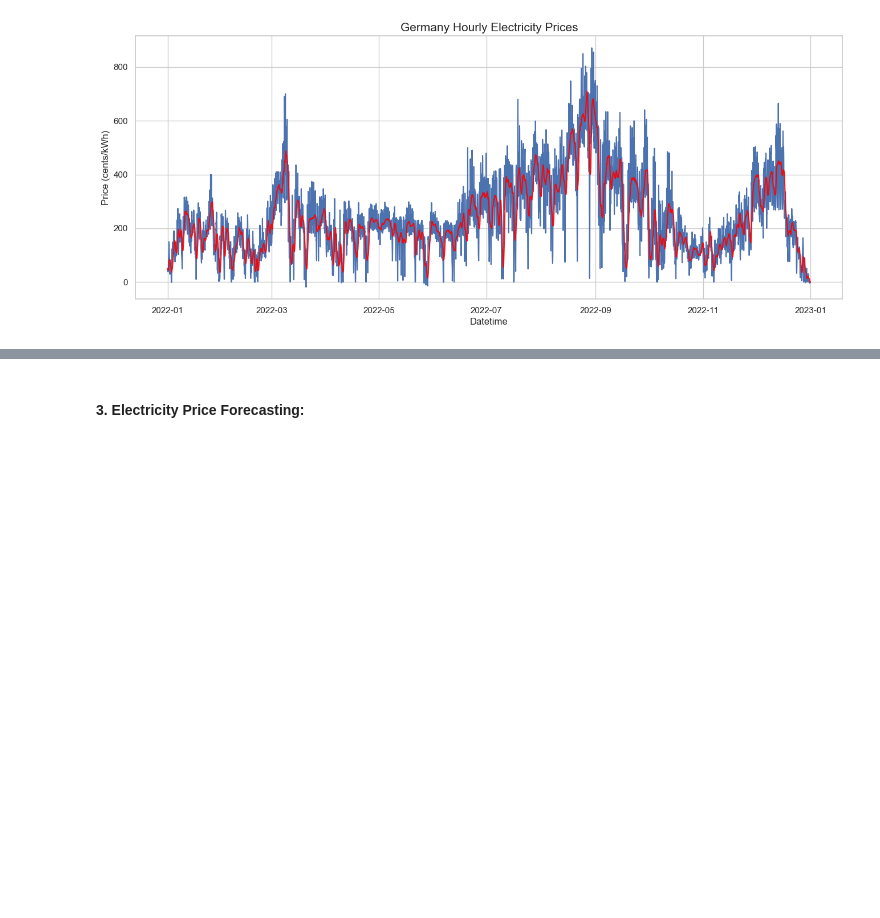
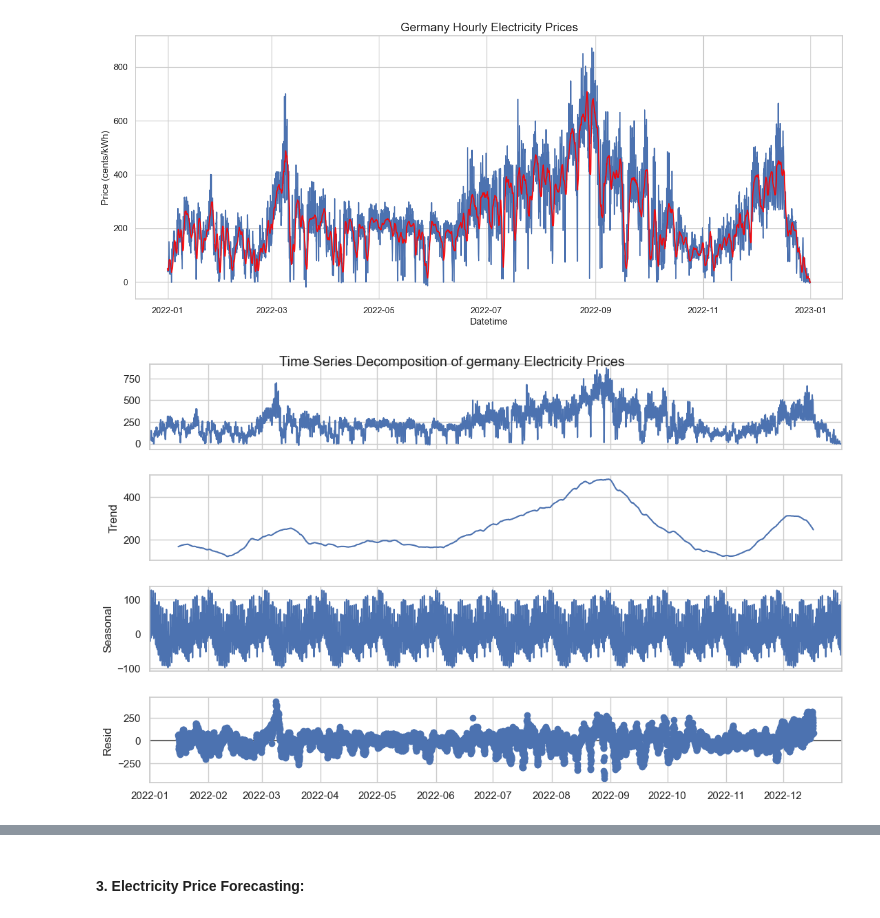
Before and after one commit to FarahArbi/Electricity-Day-Ahead-Prices, a Jupyter notebook: notebook.ipynb, the cells around one changed output, grey strips where cells are left out. Drawn from its saved outputs; the diff is of its cells as text; code cells hidden in the pictures; blank space fills up the shorter version.

Commit message:
trend, seasonality, and residuals decomposition

```diff
--- a/notebook.ipynb
+++ b/notebook.ipynb
@@ -251,3 +251,14 @@ plt.show()
 [figure]
 # %%
 #Trend, seasonality, and residuals decomposition
+from statsmodels.tsa.seasonal import seasonal_decompose
+
+decomposition = seasonal_decompose(data[['germany']], model='additive', period=24*30)
+
+# Plot decomposition results
+fig = decomposition.plot()
+fig.set_size_inches(12, 7)
+fig.suptitle('Time Series Decomposition of germany Electricity Prices')
+plt.show()
+# %% [output]
+[figure, added]
```
Also changed, not shown: parts of 2 cells of this notebook.
